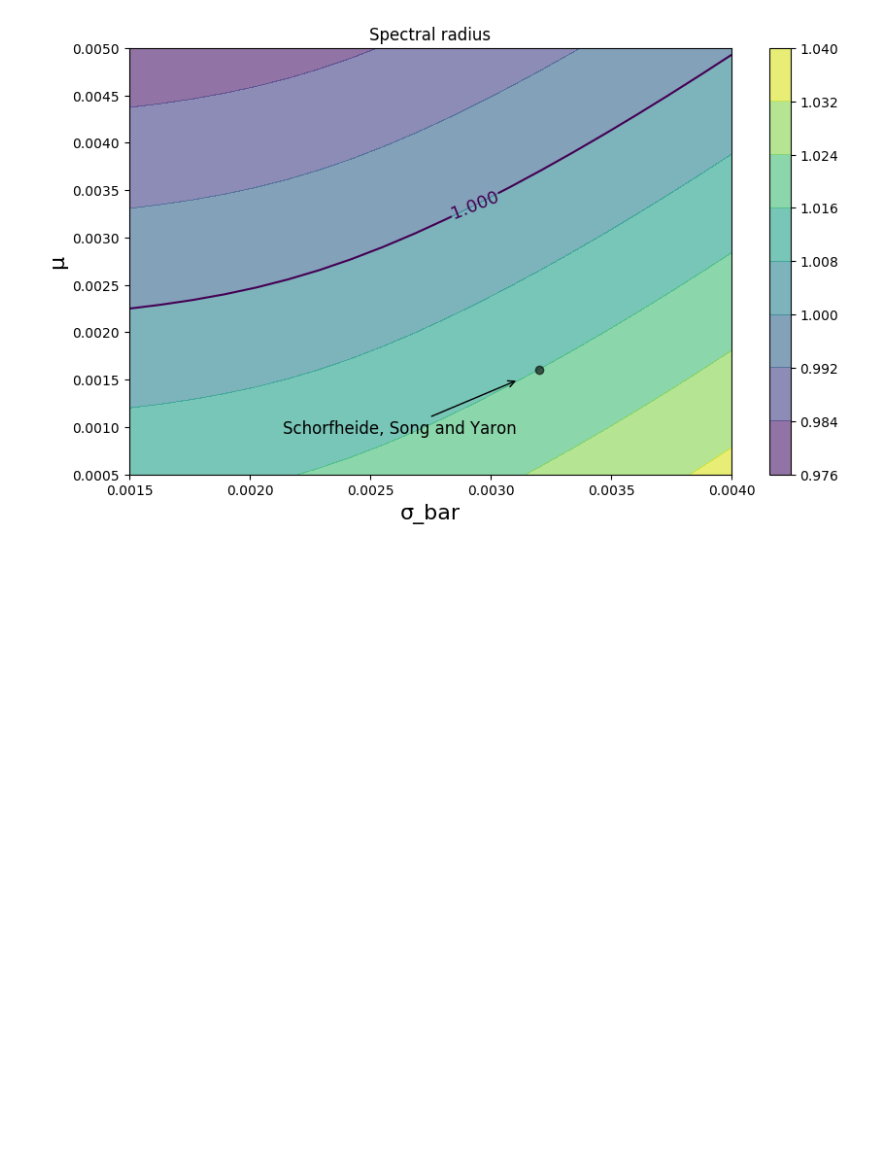
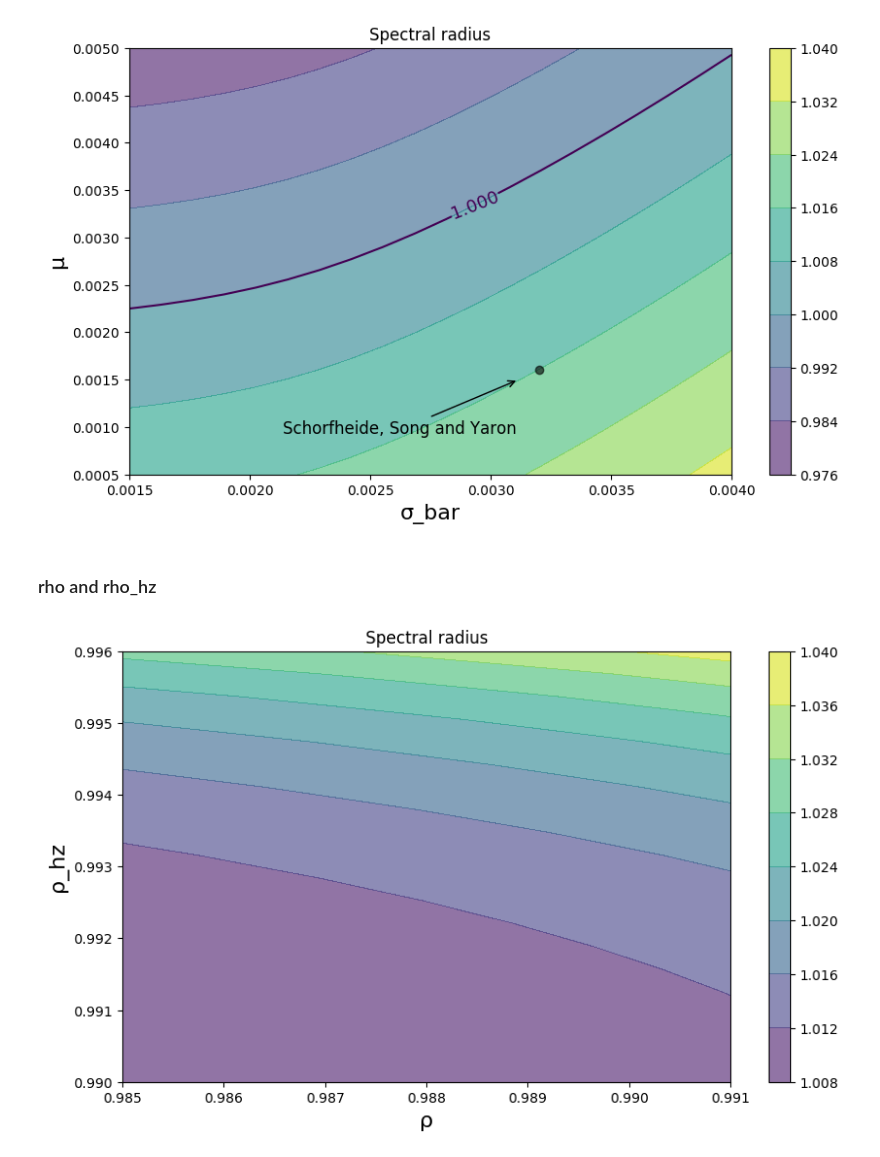
Before and after one commit to jstac/recursive_utility_code, a Jupyter notebook: older/ssy_stability_plot.ipynb, the cells around one changed output. Saved outputs shown, nothing was run; the diff lists cells and outputs as text; code cells hidden in the pictures; blank space fills up the shorter version.

```diff
--- a/ssy_stability_plot.ipynb
+++ b/older/ssy_stability_plot.ipynb
@@ -227,3 +230,49 @@ plt.savefig("ssy_sbm.pdf")
 plt.show()
 # %% [output]
 [figure]
+# %% [markdown]
+### rho and rho_hz
+# %%
+J = 20 # grid size
+R = Array{Float64}(J, J);
+
+x_vals = linspace(0.985, 0.991, J)           # ρ
+y_vals = linspace(0.99, 0.996, J)           # ρ_hz
+
+for (i, x) in enumerate(x_vals)
+    for (j, y) in enumerate(y_vals)
+        ssy.ρ = x
+        ssy.ρ_hz = y
+        @assert ez.θ < 0 "Detected non-negative theta value"
+        K = compute_K_ssy(ez, ssy)
+        R[i, j] = compute_spec_rad(K)
+    end
+end
+
+fig, ax = plt.subplots(figsize=(10, 5.7))
+
+#lvs = [0.0, 0.8, 1.0, 1.4, 1.8, 2.2, 4.4]
+#cls = [cm.jet(i) for i in np.linspace(0.4, 1, len(lvs))]
+
+cs1 = ax[:contourf](x_vals,
+                    y_vals,
+                    R',
+                    alpha=0.6)
+                    #levels=lvs,
+
+
+ctr1 = ax[:contour](x_vals,
+                    y_vals,
+                    R',
+                    levels=[1.0])
+
+plt.clabel(ctr1, inline=1, fontsize=13)
+plt.colorbar(cs1, ax=ax)
+
+ax[:set_title]("Spectral radius")
+ax[:set_xlabel]("ρ", fontsize=16)
+ax[:set_ylabel]("ρ_hz", fontsize=16)
+
+plt.show()
+# %% [output]
+[figure, added]
```
Also changed, not shown: parts of 10 cells of this notebook, 21 other files.
